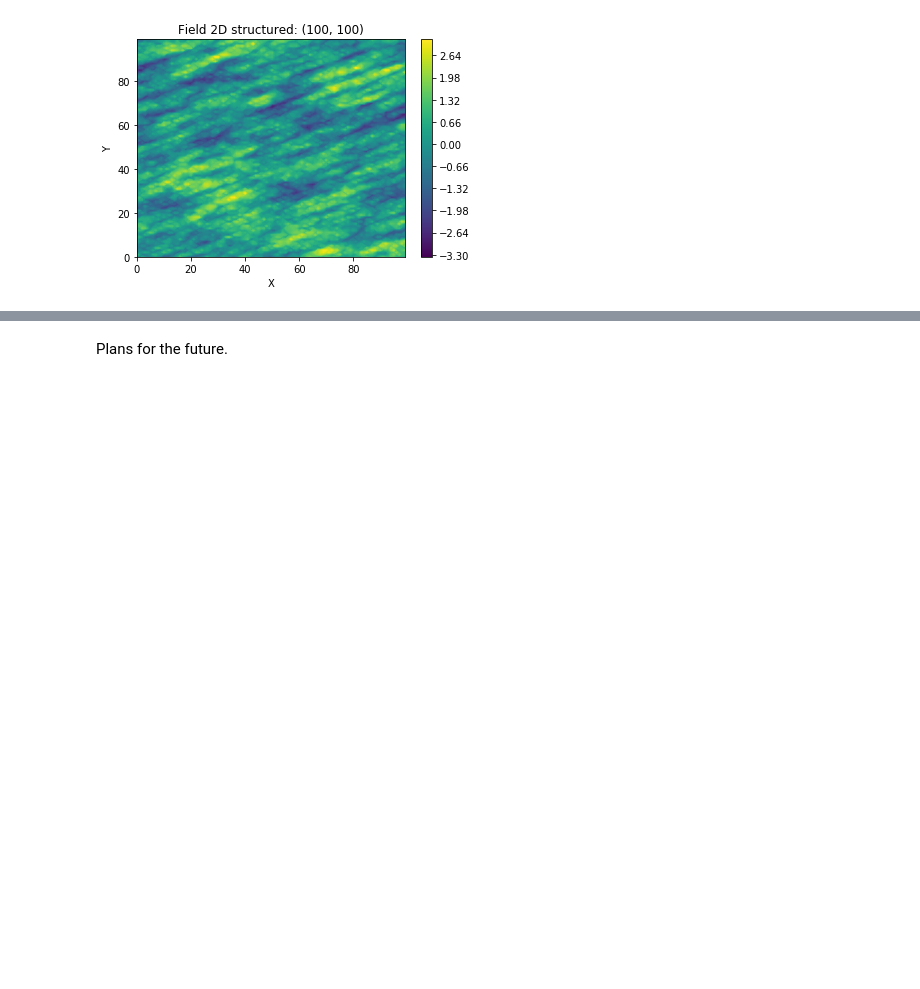
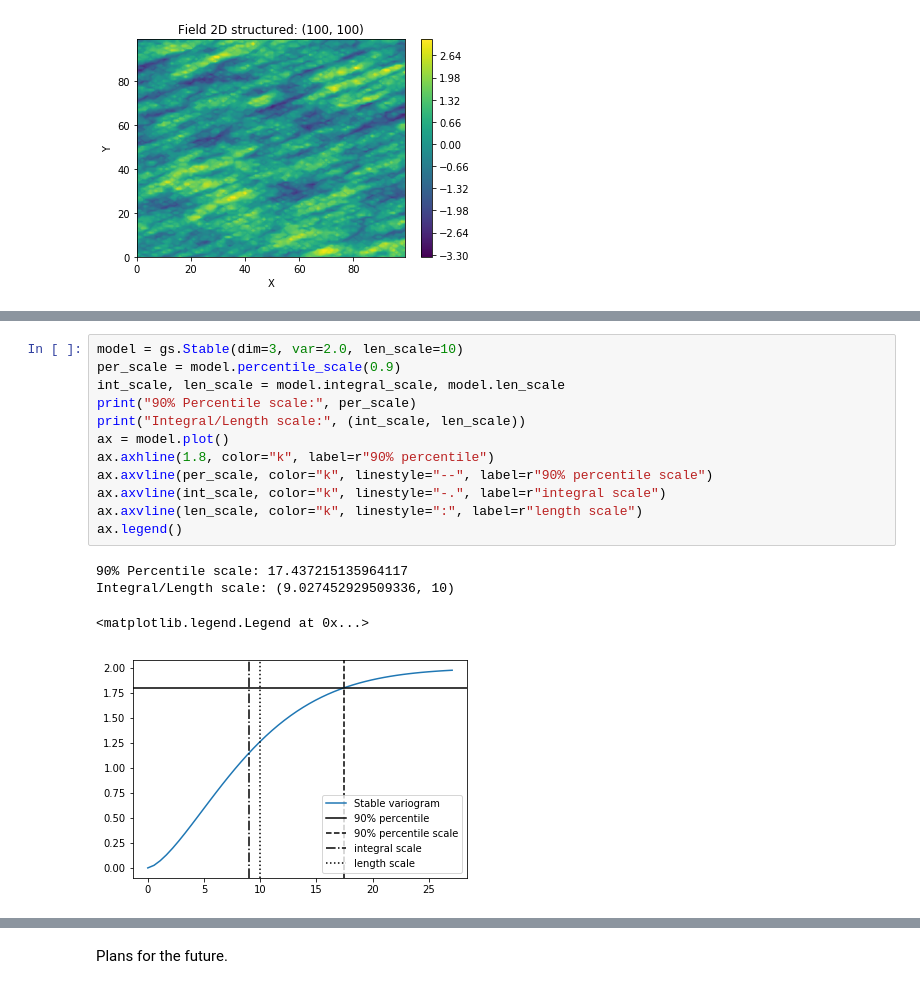
Before and after one commit to MuellerSeb/GSTools-EGU2020, a Jupyter notebook: EGU2020.ipynb, the cells around one changed output, grey strips where cells are left out. Drawn from its saved outputs; the diff is of its cells as text; blank space fills up the shorter version.

```diff
--- a/EGU2020.ipynb
+++ b/EGU2020.ipynb
@@ -98,0 +193,17 @@ srf.plot()
+# %%
+model = gs.Stable(dim=3, var=2.0, len_scale=10)
+per_scale = model.percentile_scale(0.9)
+int_scale, len_scale = model.integral_scale, model.len_scale
+print("90% Percentile scale:", per_scale)
+print("Integral/Length scale:", (int_scale, len_scale))
+ax = model.plot()
+ax.axhline(1.8, color="k", label=r"90% percentile")
+ax.axvline(per_scale, color="k", linestyle="--", label=r"90% percentile scale")
+ax.axvline(int_scale, color="k", linestyle="-.", label=r"integral scale")
+ax.axvline(len_scale, color="k", linestyle=":", label=r"length scale")
+ax.legend()
+# %% [output]
+90% Percentile scale: 17.437215135964117
+Integral/Length scale: (9.027452929509336, 10)
+<matplotlib.legend.Legend at 0x...>
+[figure, added]
```
Also changed, not shown: parts of 31 cells of this notebook.
